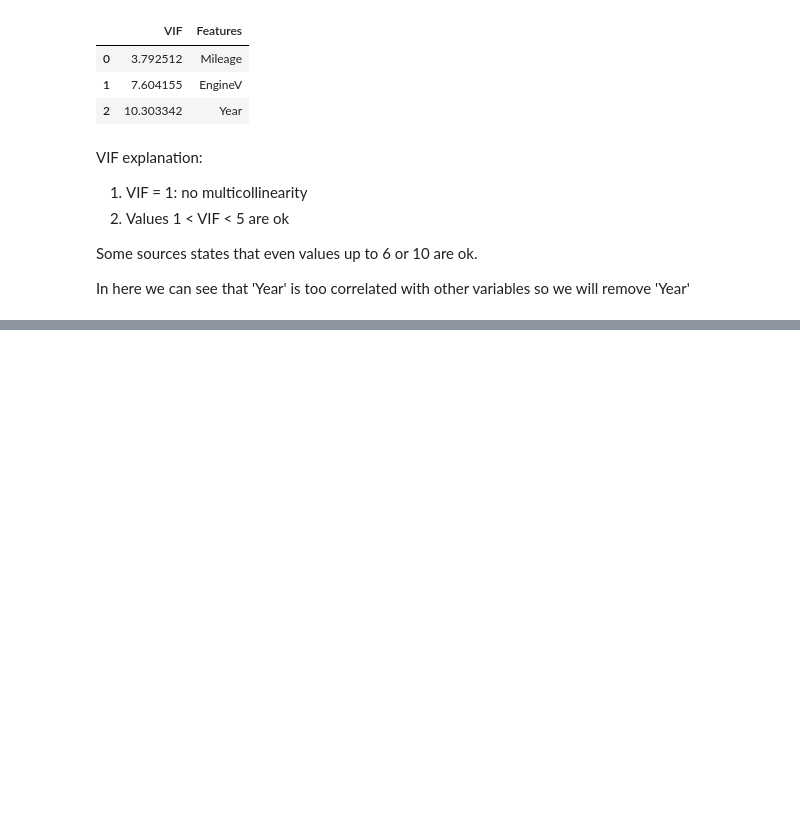
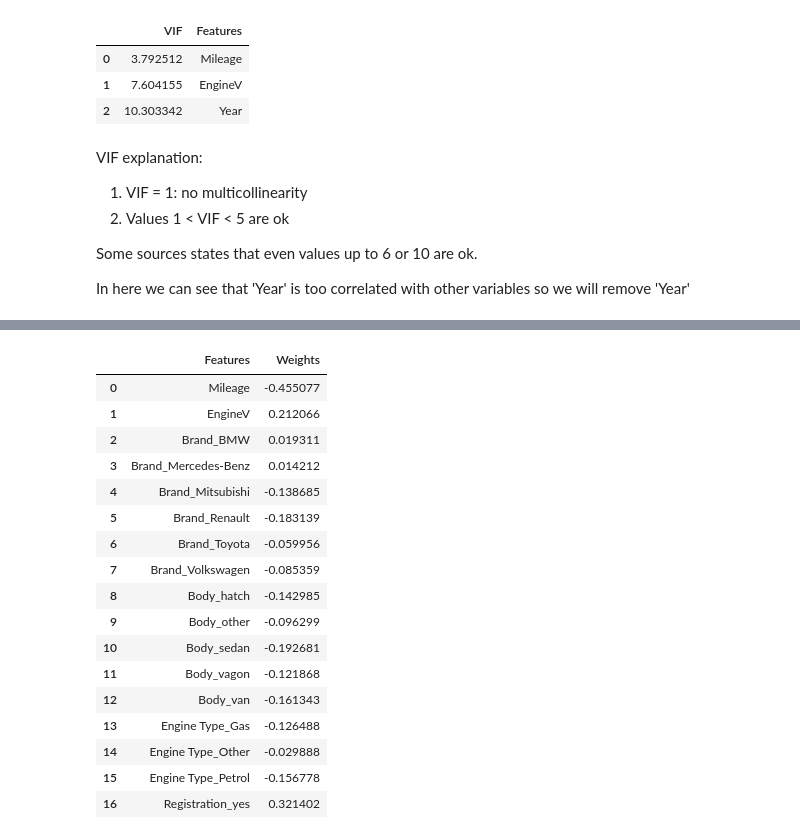
Before and after one commit to tomasz-urban/Jupyter, a Jupyter notebook: DS_bootcamp/linear_regression_sklearn/car_sales_example_project.ipynb, the cells around one changed output, grey strips where cells are left out. Drawn from its saved outputs; the diff is of its cells as text; code cells hidden in the pictures; blank space fills up the shorter version.

```diff
--- a/DS_bootcamp/linear_regression_sklearn/car_sales_example_project.ipynb
+++ b/DS_bootcamp/linear_regression_sklearn/car_sales_example_project.ipynb
@@ -352,0 +360,5 @@ data_preprocessed.head()
+# %%
+from sklearn.preprocessing import StandardScaler
+
+scaler = StandardScaler()
+scaler.fit(inputs)
@@ -352,0 +420,23 @@ data_preprocessed.head()
+# %%
+model_summary = pd.DataFrame(inputs.columns.values, columns=['Features'])
+model_summary['Weights'] = model.coef_
+model_summary
+# %% [output]
+|  | Features | Weights |
+| 0 | Mileage | -0.455077 |
+| 1 | EngineV | 0.212066 |
+| 2 | Brand_BMW | 0.019311 |
+| 3 | Brand_Mercedes-Benz | 0.014212 |
+| 4 | Brand_Mitsubishi | -0.138685 |
+| 5 | Brand_Renault | -0.183139 |
+| 6 | Brand_Toyota | -0.059956 |
+| 7 | Brand_Volkswagen | -0.085359 |
+| 8 | Body_hatch | -0.142985 |
+| 9 | Body_other | -0.096299 |
+| 10 | Body_sedan | -0.192681 |
+| 11 | Body_vagon | -0.121868 |
+| 12 | Body_van | -0.161343 |
+| 13 | Engine Type_Gas | -0.126488 |
+| 14 | Engine Type_Other | -0.029888 |
+| 15 | Engine Type_Petrol | -0.156778 |
+| 16 | Registration_yes | 0.321402 |
```
Also changed, not shown: parts of 36 cells of this notebook.
